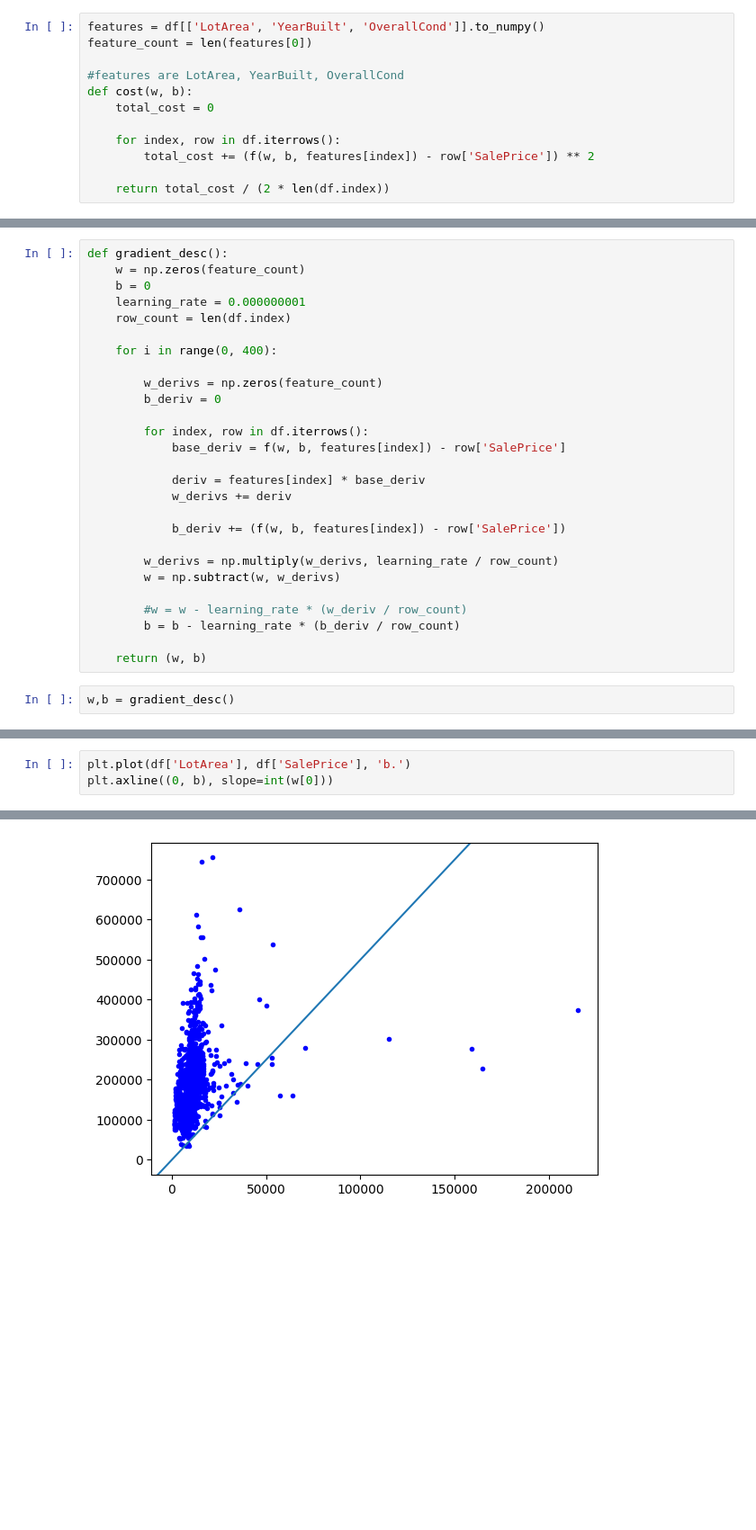
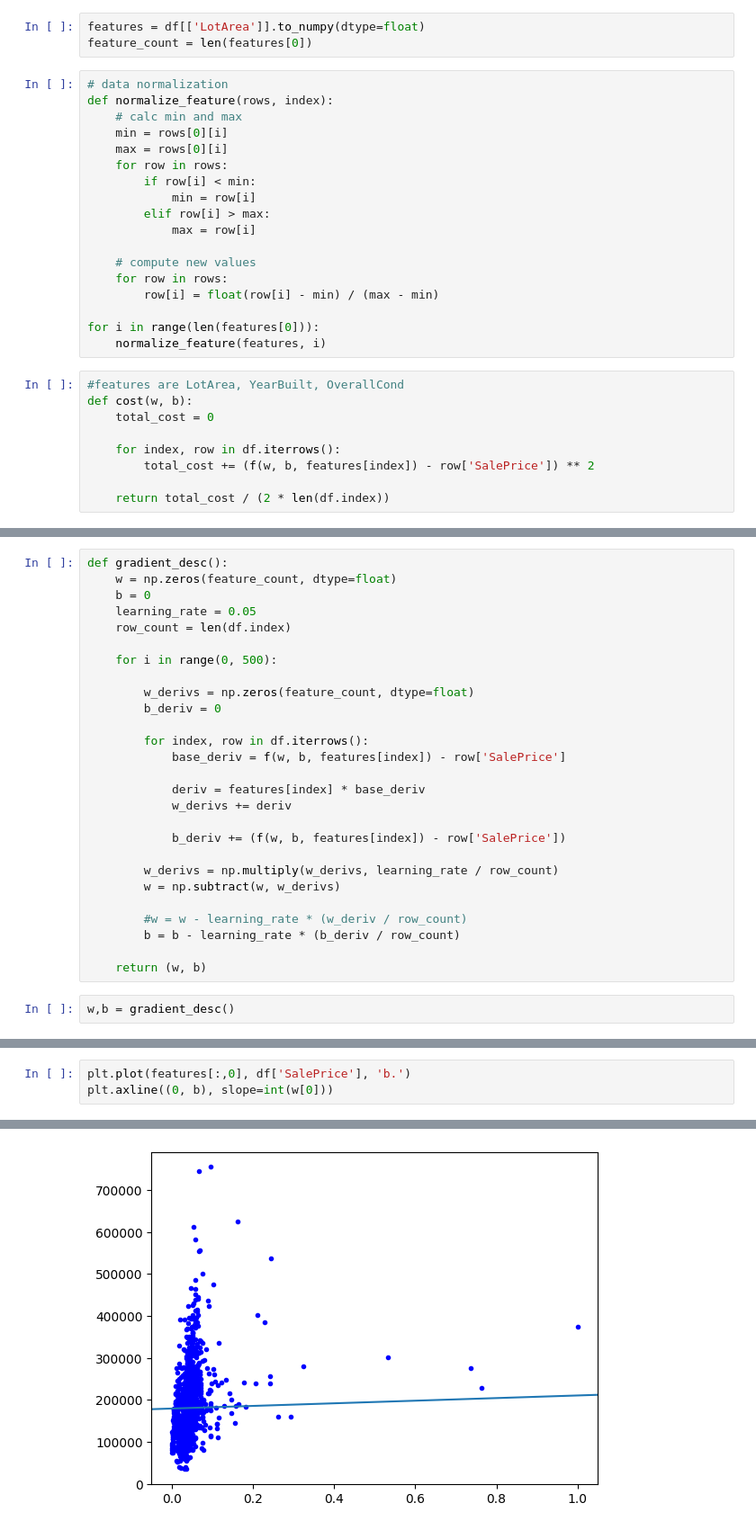
Before and after one commit to MattCorrigan/MachineLearningBasics, a Jupyter notebook: multiple-lr.ipynb, the cells around one changed output, grey strips where cells are left out. Shown at 90% size. Saved outputs shown, nothing was run; the diff lists cells and outputs as text; blank space fills up the shorter version.

Commit message:
added feature normalization

```diff
--- a/multiple-lr.ipynb
+++ b/multiple-lr.ipynb
@@ -24,10 +24,28 @@ df
 | 1458 | 1459 | 20 | RL | 68.0 | 9717 | Pave | NaN | Reg | Lvl | ... |
 | 1459 | 1460 | 20 | RL | 75.0 | 9937 | Pave | NaN | Reg | Lvl | ... |
 1460 rows × 81 columns
+# %%
+features = df[['LotArea']].to_numpy(dtype=float)
+feature_count = len(features[0])
+# %%
+# data normalization
+def normalize_feature(rows, index):
+    # calc min and max
+    min = rows[0][i]
+    max = rows[0][i]
+    for row in rows:
+        if row[i] < min:
+            min = row[i]
+        elif row[i] > max:
+            max = row[i]
+
+    # compute new values
+    for row in rows:
+        row[i] = float(row[i] - min) / (max - min)
+
+for i in range(len(features[0])):
+    normalize_feature(features, i)
 # %%
-features = df[['LotArea', 'YearBuilt', 'OverallCond']].to_numpy()
-feature_count = len(features[0])
-
 #features are LotArea, YearBuilt, OverallCond
 def cost(w, b):
     total_cost = 0
@@ -42,14 +60,14 @@ cost(np.zeros(feature_count), 0)
 19519633853.882877
 # %%
 def gradient_desc():
-    w = np.zeros(feature_count)
+    w = np.zeros(feature_count, dtype=float)
     b = 0
-    learning_rate = 0.000000001
+    learning_rate = 0.05
     row_count = len(df.index)
 
-    for i in range(0, 400):
+    for i in range(0, 500):
 
-        w_derivs = np.zeros(feature_count)
+        w_derivs = np.zeros(feature_count, dtype=float)
         b_deriv = 0
 
         for index, row in df.iterrows():
@@ -80,9 +98,9 @@ array([ 5.88255092, 42.55983444,  0.11657645])
 # %%
-plt.plot(df['LotArea'], df['SalePrice'], 'b.')
+plt.plot(features[:,0], df['SalePrice'], 'b.')
 plt.axline((0, b), slope=int(w[0]))
 # %% [output]
 <matplotlib.lines._AxLine at 0x...>
-[figure, old version]
+[figure, new version]
 # %%
 cost(w, b) / 100000
 # %% [output]
```
Also changed, not shown: parts of 4 cells of this notebook.
